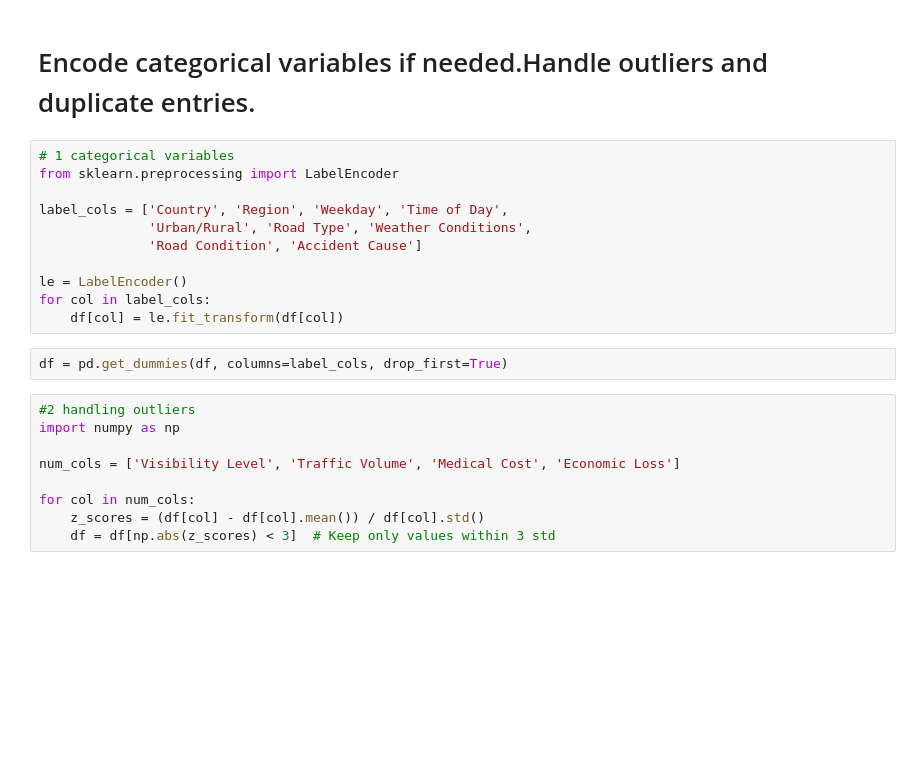
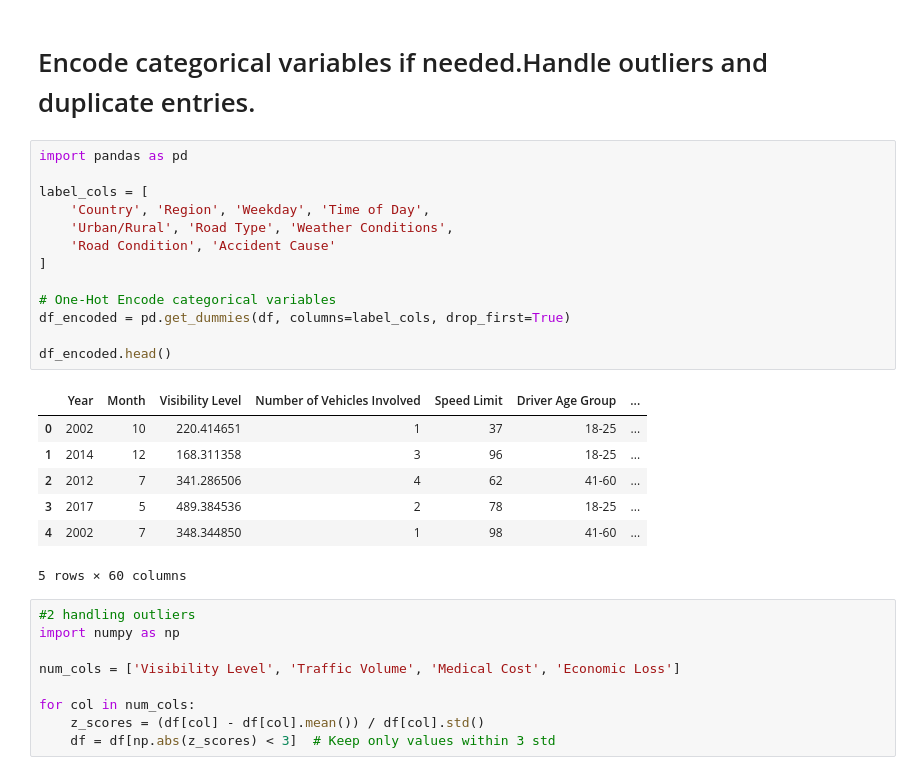
Before and after one commit to AkashSinghfeb21/RoadAccidentAnalysis, a Jupyter notebook: demo.ipynb, the cells around one changed output. Drawn from its saved outputs; the diff is of its cells as text; blank space fills up the shorter version.

Commit message:
changed label encoder to one hot encode

```diff
--- a/demo.ipynb
+++ b/demo.ipynb
@@ -221,18 +221,26 @@ df
 # %% [markdown]
 # Encode categorical variables if needed.Handle outliers and duplicate entries.
 # %%
-# 1 categorical variables
-from sklearn.preprocessing import LabelEncoder
+import pandas as pd
 
-label_cols = ['Country', 'Region', 'Weekday', 'Time of Day',
-              'Urban/Rural', 'Road Type', 'Weather Conditions',
-              'Road Condition', 'Accident Cause']
+label_cols = [
+    'Country', 'Region', 'Weekday', 'Time of Day',
+    'Urban/Rural', 'Road Type', 'Weather Conditions',
+    'Road Condition', 'Accident Cause'
+]
 
-le = LabelEncoder()
-for col in label_cols:
-    df[col] = le.fit_transform(df[col])
+# One-Hot Encode categorical variables
+df_encoded = pd.get_dummies(df, columns=label_cols, drop_first=True)
+
+df_encoded.head()
+# %% [output]
+|  | Year | Month | Visibility Level | Number of Vehicles Involved | Speed Limit | Driver Age Group | ... |
+| 0 | 2002 | 10 | 220.414651 | 1 | 37 | 18-25 | ... |
+| 1 | 2014 | 12 | 168.311358 | 3 | 96 | 18-25 | ... |
+| 2 | 2012 | 7 | 341.286506 | 4 | 62 | 41-60 | ... |
+| 3 | 2017 | 5 | 489.384536 | 2 | 78 | 18-25 | ... |
+| 4 | 2002 | 7 | 348.344850 | 1 | 98 | 41-60 | ... |
+5 rows × 60 columns
-# %%
-df = pd.get_dummies(df, columns=label_cols, drop_first=True)
 # %%
 #2 handling outliers
 import numpy as np
```
Also changed, not shown: parts of 2 cells of this notebook.
